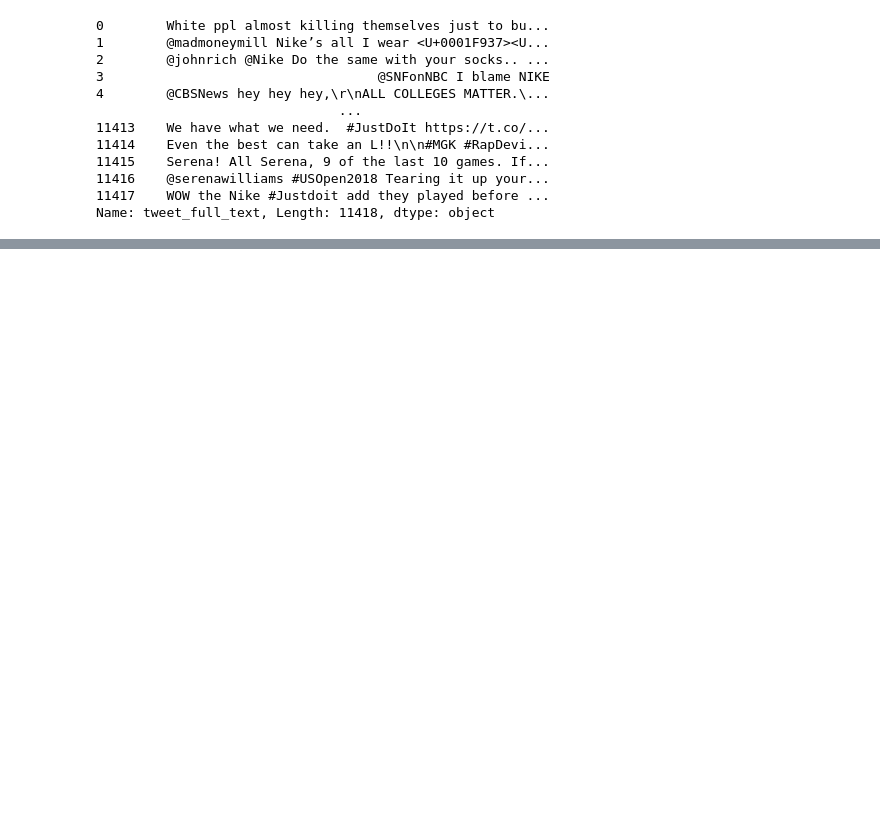
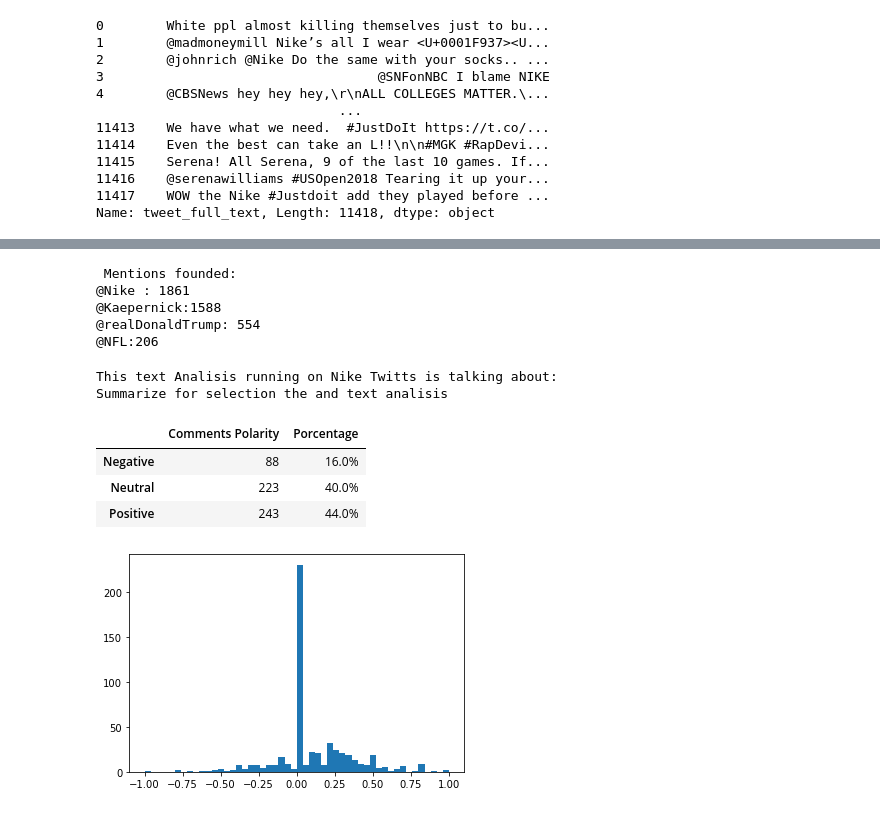
Before and after one commit to AndresBircher/Data-Science, a Jupyter notebook: IndividualAssignment_GuidingResources.ipynb, the cells around one changed output, grey strips where cells are left out. Saved outputs shown, nothing was run; the diff lists cells and outputs as text; code cells hidden in the pictures; blank space fills up the shorter version.

```diff
--- a/IndividualAssignment_GuidingResources.ipynb
+++ b/IndividualAssignment_GuidingResources.ipynb
@@ -516,0 +544,48 @@ NameError: name 'df_corpus_sentiment' is not defined
+# %%
+# Hay que escribir el @mention con mayuscula al principio porque es sensible
+# @Nike
+# @Kaepernick
+# @NFL
+# @realDonaldTrump
+
+Nike_df_index = tagged_index('@Nike',df_tw['tweet_full_text'])
+
+Kaepernick_df_index = tagged_index('@Kaepernick',df_tw['tweet_full_text'])
+
+NFL_df_index = tagged_index('@NFL',df_tw['tweet_full_text'])
+
+realDonaldTrump_df_index = tagged_index('@realDonaldTrump',df_tw['tweet_full_text'])
+
+print(f' Mentions founded: \n'
+    f'@Nike : {len(Nike_df_index)}\n'
+    f'@Kaepernick:{len(Kaepernick_df_index)}\n'
+    f'@realDonaldTrump: {len(realDonaldTrump_df_index)}\n'
+    f'@NFL:{len(NFL_df_index)}')
+# %% [output]
+ Mentions founded:
+@Nike : 1861
+@Kaepernick:1588
+@realDonaldTrump: 554
+@NFL:206
+# %%
+# Considering NFL mentions
+corpus_Nike = df_tw['tweet_full_text'].iloc[Nike_df_index]
+
+# Considering NFL mentions
+corpus_Kaepernick = df_tw['tweet_full_text'].iloc[Kaepernick_df_index]
+
+# Considering NFL mentions
+corpus_NFL = df_tw['tweet_full_text'].iloc[NFL_df_index]
+
+# Considering NFL mentions
+corpus_Donald = df_tw['tweet_full_text'].iloc[realDonaldTrump_df_index]
+# %%
+Corpus_sentiment =text_sentiment("",corpus_Donald)
+# %% [output]
+This text Analisis running on Nike Twitts is talking about:
+Summarize for selection the and text analisis
+|  | Comments Polarity | Porcentage |
+| Negative | 88 | 16.0% |
+| Neutral | 223 | 40.0% |
+| Positive | 243 | 44.0% |
+[figure, added]
```
Also changed, not shown: parts of 26 cells of this notebook.
